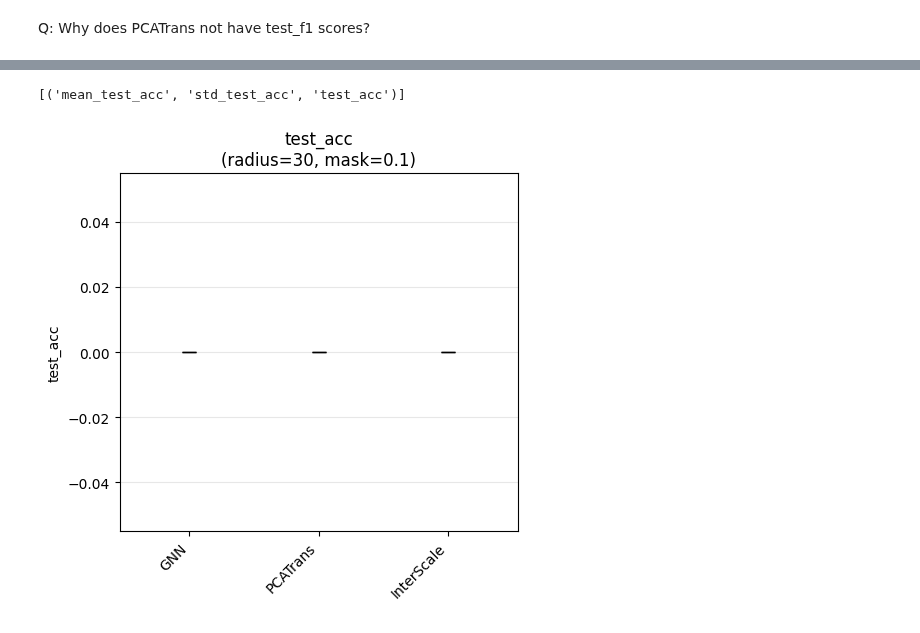
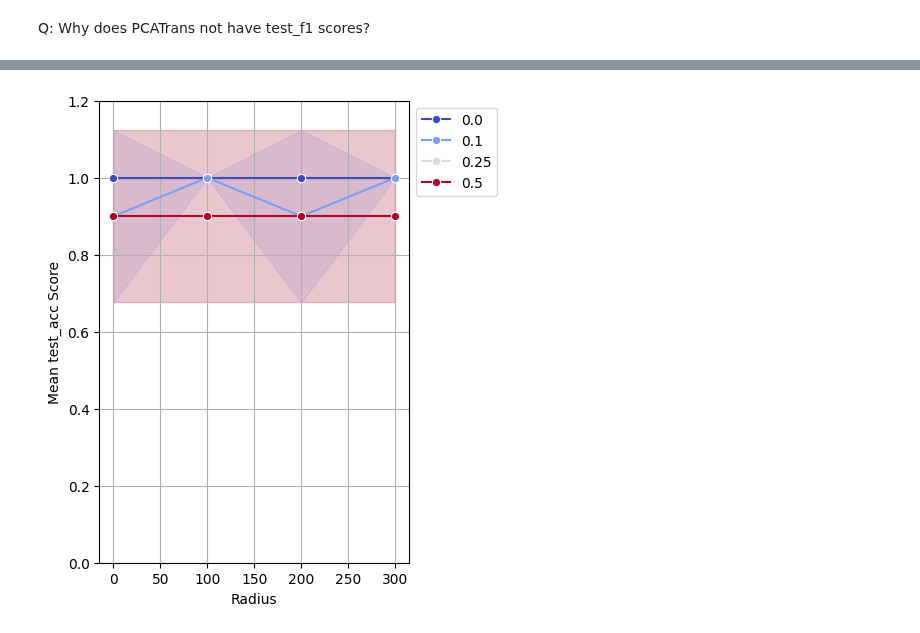
Before and after one commit to theislab/InterScale_reproducibility, a Jupyter notebook: notebooks/legnini_23/Graph_class.ipynb, the cells around one changed output, grey strips where cells are left out. Cells and saved outputs as stored; diff of their text form; code cells hidden in the pictures.

```diff
--- a/notebooks/legnini_23/Graph_class.ipynb
+++ b/notebooks/legnini_23/Graph_class.ipynb
@@ -84,58 +86,4 @@ InterScale_wandb.plot_robustness(metric="test_acc", save_path = f"{HPC}/InterSca
-# %%
-import numpy as np
-
-radius = 30
-pct_mask_nodes = 0.1
-metric = ["test_acc"]
-
-custom_palette = {
-        "PCATrans": "#BABABE",
-        "GNN": "#88C8B2",
-        "InterScale": "#005F73",
-    }
-
-df_dict = {
-    'GNN': GNN_wandb.get_mean_and_std(),
-    'PCATrans': PCATrans_wandb.get_mean_and_std(),
-    'InterScale': InterScale_wandb.get_mean_and_std()
-}
-
-# Filter dataframes and prepare data
-filtered_data = {}
-for model_name, df in df_dict.items():
-    filtered = df[
-        (df['pct_mask_nodes'] == pct_mask_nodes) &
-        (df['radius'] == radius)
-    ]
-    filtered_data[model_name] = filtered
-
-# Create metric list as tuples (mean_col, std_col, title)
-metric_list = [(f'mean_{m}', f'std_{m}', m) for m in metric]
-print(metric_list)
-
-# Create barplots for each metric
-fig, axes = plt.subplots(1, len(metric), figsize=(5*len(metric), 5))
-if len(metric) == 1:
-    axes = [axes]
-
-for ax, (mean_col, std_col, title) in zip(axes, metric_list):
-    x_pos = np.arange(len(filtered_data))
-    means = [filtered_data[model][mean_col].values[0] if len(filtered_data[model]) > 0 else 0
-             for model in df_dict.keys()]
-    stds = [filtered_data[model][std_col].values[0] if len(filtered_data[model]) > 0 else 0
-            for model in df_dict.keys()]
-    colors = [custom_palette[model] for model in df_dict.keys()]
-
-    ax.bar(x_pos, means, yerr=stds, color=colors, alpha=0.8,
-           capsize=5, error_kw={'linewidth': 2})
-    ax.set_xticks(x_pos)
-    ax.set_xticklabels(df_dict.keys(), rotation=45, ha='right')
-    ax.set_ylabel(title)
-    ax.set_title(f'{title}\n(radius={radius}, mask={pct_mask_nodes})')
-    ax.grid(axis='y', alpha=0.3)
-
-plt.tight_layout()
-plt.show()
-# %% [output]
-[('mean_test_acc', 'std_test_acc', 'test_acc')]
-[figure, removed]
+# %%
+PCATrans_wandb.plot_robustness(metric="test_acc", save_path = f"{HPC}/InterScale_reproducibility/figures/legnini23/graph_class")
+# %% [output]
+[figure, added]
```
Also changed, not shown: parts of 10 cells of this notebook, 7 other files.
